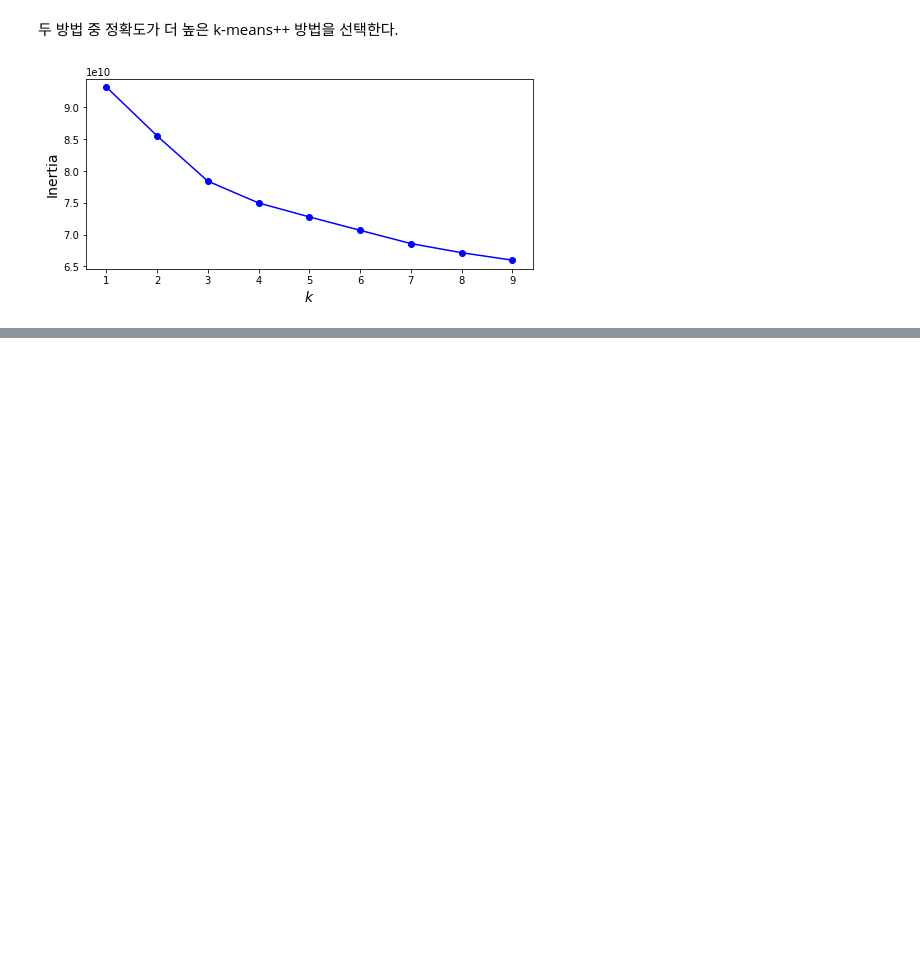
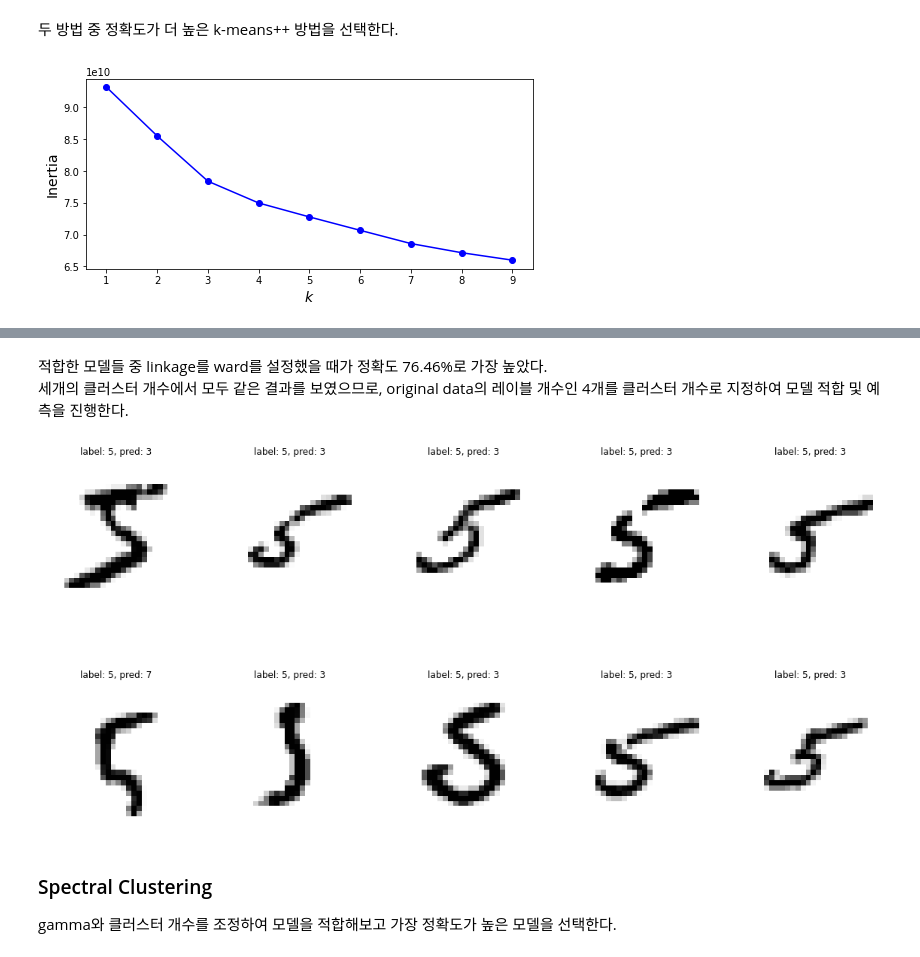
Before and after one commit to yedini/21_2, a Jupyter notebook: 자료분석특론/HW7.ipynb, the cells around one changed output, grey strips where cells are left out. Cells and saved outputs as stored; diff of their text form; code cells hidden in the pictures; blank space fills up the shorter version.

```diff
--- a/자료분석특론/HW7.ipynb
+++ b/자료분석특론/HW7.ipynb
@@ -82,0 +177,13 @@ plt.ylabel("Inertia", fontsize=14);
+# %%
+for linkage in ['ward', 'average', 'single']:
+    for n_cluster in [3,4,5]:
+        m_ac = AgglomerativeClustering(n_clusters=n_cluster, linkage=linkage)
+        m_ac.fit(X)
+        y_pred=m_ac.labels_
+
+        data_w_label = pd.concat([data,
+                                    pd.DataFrame(y_pred)], axis=1).rename(columns={0:'label'})
+
+        for n in range(n_cluster):
+            data_w_label.loc[data_w_label['label']==n,'label']=data_w_label[data_w_label['label']==n]["class"].value_counts().index[0]
+        print("accuracy score {} with linkage={}, number of cluster={}".format(accuracy_score(y, data_w_label['label']), linkage, n_cluster))
@@ -82,0 +200,34 @@ plt.ylabel("Inertia", fontsize=14);
+# %% [markdown]
+적합한 모델들 중 linkage를 ward를 설정했을 때가 정확도 76.46%로 가장 높았다.
+세개의 클러스터 개수에서 모두 같은 결과를 보였으므로, original data의 레이블 개수인 4개를 클러스터 개수로 지정하여 모델 적합 및 예측을 진행한다.
+# %%
+# spectral clustering 예측
+ac = AgglomerativeClustering(n_clusters=4, linkage="ward")
+ac.fit(X)
+y_pred_ac=ac.labels_
+preddf_ac = pd.concat([data,
+    pd.DataFrame(y_pred_ac)], axis=1).rename(columns={0:'label'})
+
+for n in set(ac.labels_):
+    preddf_ac.loc[preddf_ac['label']==n,'label']=preddf_ac[preddf_ac['label']==n]["class"].value_counts().index[0]
+
+## 실제와 다르게 예측한 값들에 대한 데이터 생성
+error_label_ac=preddf_ac[preddf_ac['class'] != preddf_ac['label']]
+error_idx_ac=error_label_ac.index
+
+error_ac=X.iloc[error_idx_ac]
+error_label_ac=error_label_ac.reset_index(False)
+
+plt.figure(figsize=(20,10))
+for i in range(10):
+    plt.subplot(2,5,i+1)
+    digit = error_ac.iloc[i]
+    digit_image = np.array(digit).reshape(28, 28)
+    plt.imshow(digit_image, cmap=mpl.cm.binary)
+    plt.axis("off")
+    plt.title("label: "+str(error_label_ac['class'][i])+", pred: "+str(error_label_ac['label'][i]))
+# %% [output]
+[figure, added]
+# %% [markdown]
+### Spectral Clustering
+gamma와 클러스터 개수를 조정하여 모델을 적합해보고 가장 정확도가 높은 모델을 선택한다.
```
Also changed, not shown: parts of 23 cells of this notebook.
